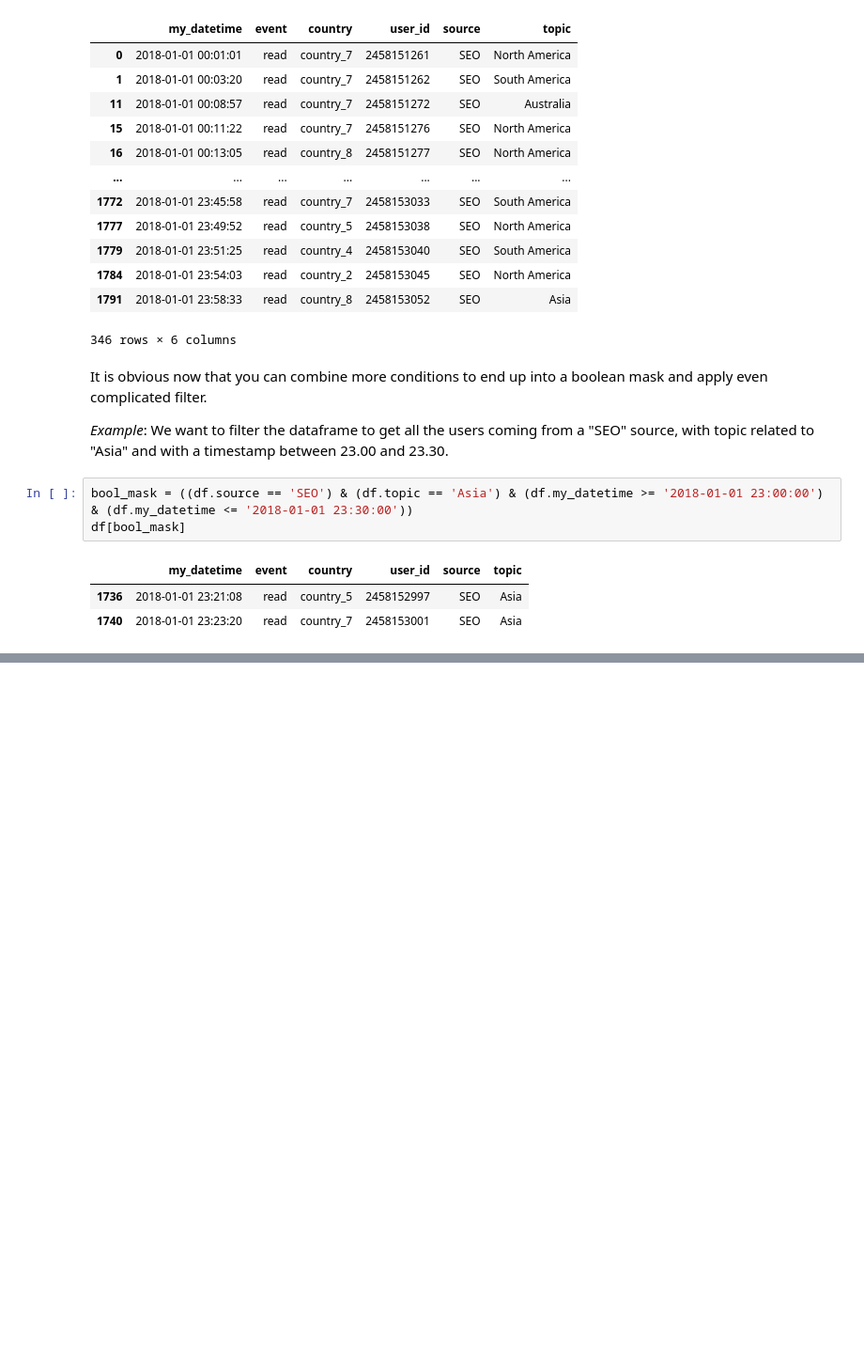
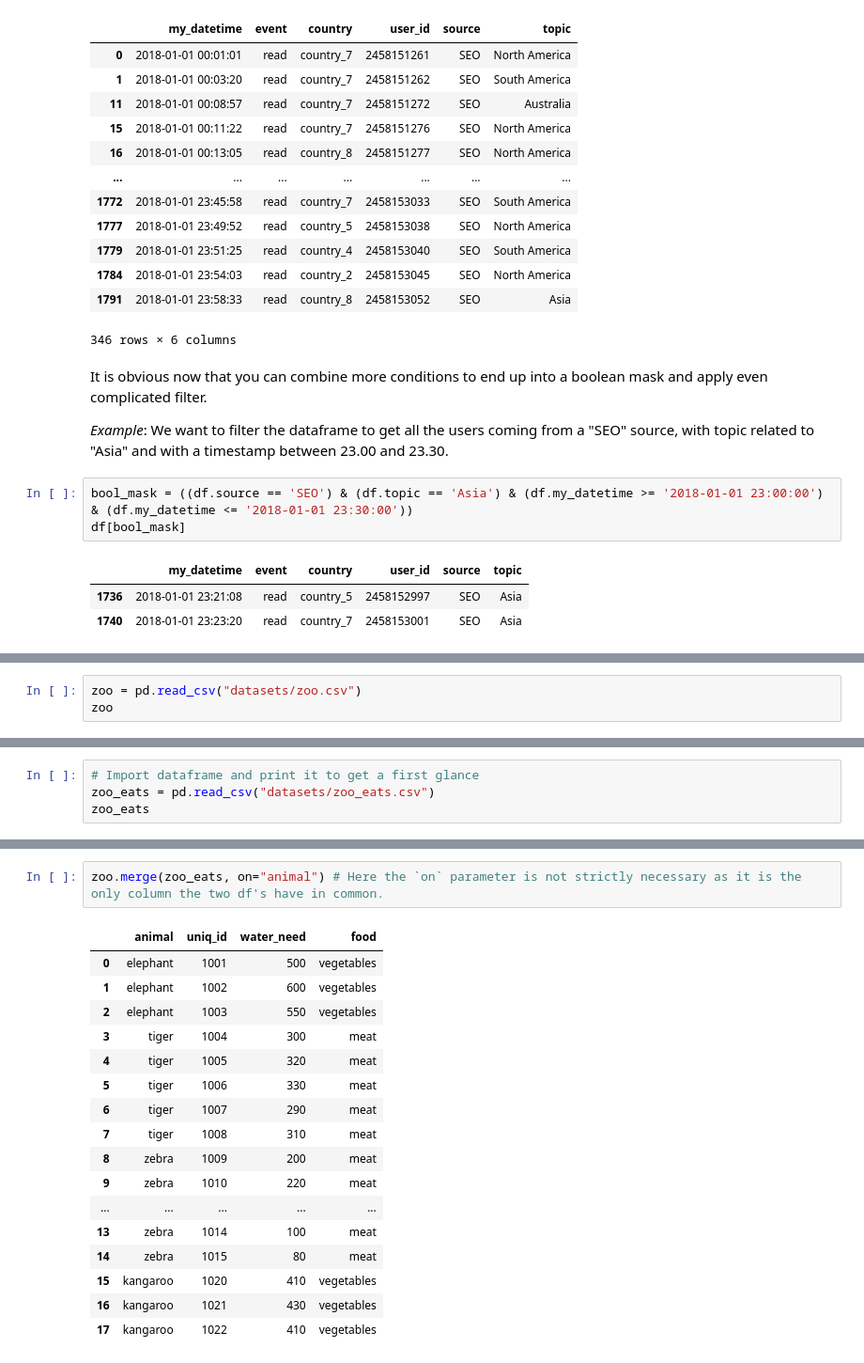
Before and after one commit to oscar-defelice/DSAcademy-lectures, a Jupyter notebook: Lectures_src/01.Pandas/01.Pandas.ipynb, the cells around one changed output, grey strips where cells are left out. Shown at 94% size. Saved outputs shown, nothing was run; the diff lists cells and outputs as text; blank space fills up the shorter version.

Commit message:
lecture: Add pandas first lecture

```diff
--- a/Lectures_src/01.Pandas/01.Pandas.ipynb
+++ b/Lectures_src/01.Pandas/01.Pandas.ipynb
@@ -454,0 +549,3 @@ There a lot of interesting ways of selecting columns out of a dataframe. I sugge
+# %%
+zoo = pd.read_csv("datasets/zoo.csv")
+zoo
@@ -454,0 +734,4 @@ There a lot of interesting ways of selecting columns out of a dataframe. I sugge
+# %%
+# Import dataframe and print it to get a first glance
+zoo_eats = pd.read_csv("datasets/zoo_eats.csv")
+zoo_eats
@@ -454,0 +752,20 @@ There a lot of interesting ways of selecting columns out of a dataframe. I sugge
+# %%
+zoo.merge(zoo_eats, on="animal") # Here the `on` parameter is not strictly necessary as it is the only column the two df's have in common.
+# %% [output]
+|  | animal | uniq_id | water_need | food |
+| 0 | elephant | 1001 | 500 | vegetables |
+| 1 | elephant | 1002 | 600 | vegetables |
+| 2 | elephant | 1003 | 550 | vegetables |
+| 3 | tiger | 1004 | 300 | meat |
+| 4 | tiger | 1005 | 320 | meat |
+| 5 | tiger | 1006 | 330 | meat |
+| 6 | tiger | 1007 | 290 | meat |
+| 7 | tiger | 1008 | 310 | meat |
+| 8 | zebra | 1009 | 200 | meat |
+| 9 | zebra | 1010 | 220 | meat |
+| ... | ... | ... | ... | ... |
+| 13 | zebra | 1014 | 100 | meat |
+| 14 | zebra | 1015 | 80 | meat |
+| 15 | kangaroo | 1020 | 410 | vegetables |
+| 16 | kangaroo | 1021 | 430 | vegetables |
+| 17 | kangaroo | 1022 | 410 | vegetables |
```
Also changed, not shown: parts of 68 cells of this notebook, 5 other files.
